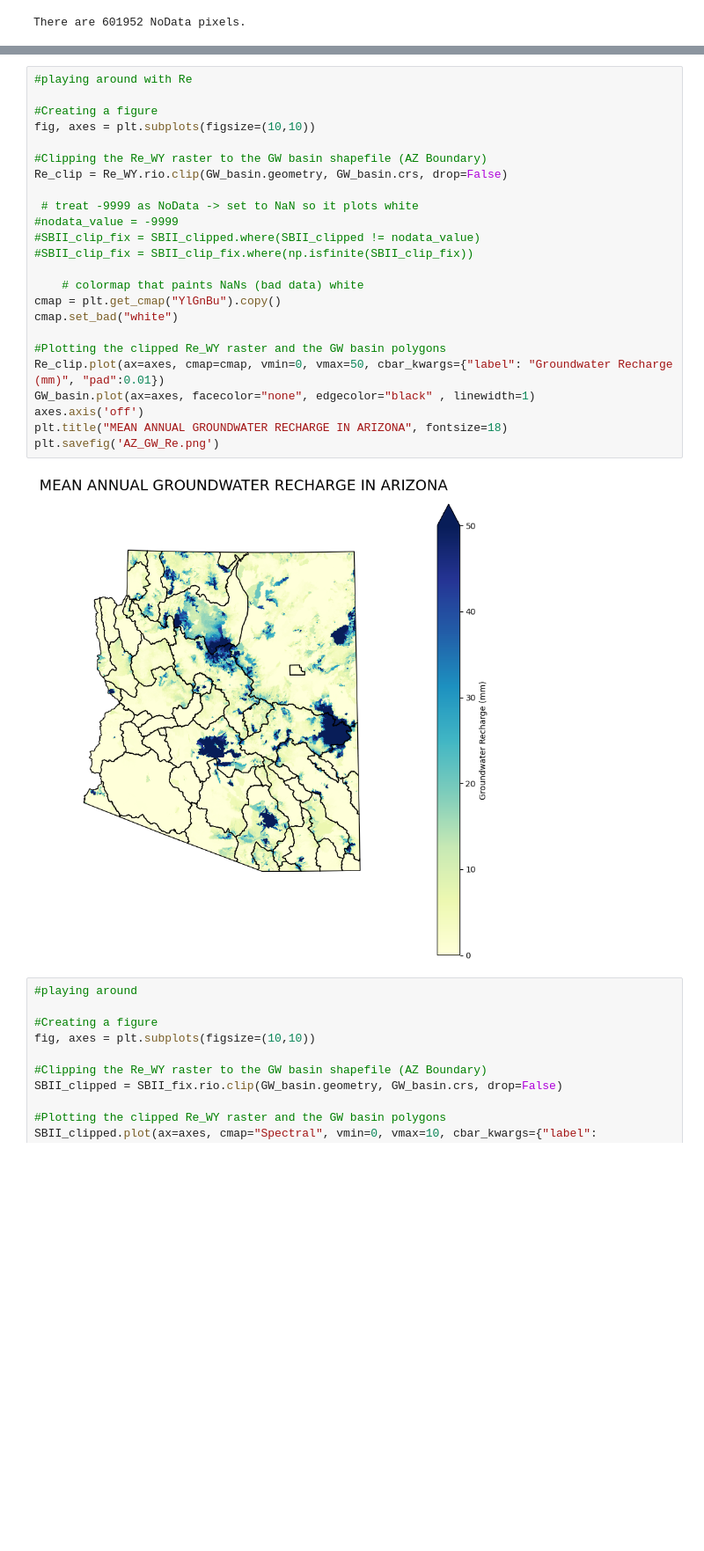
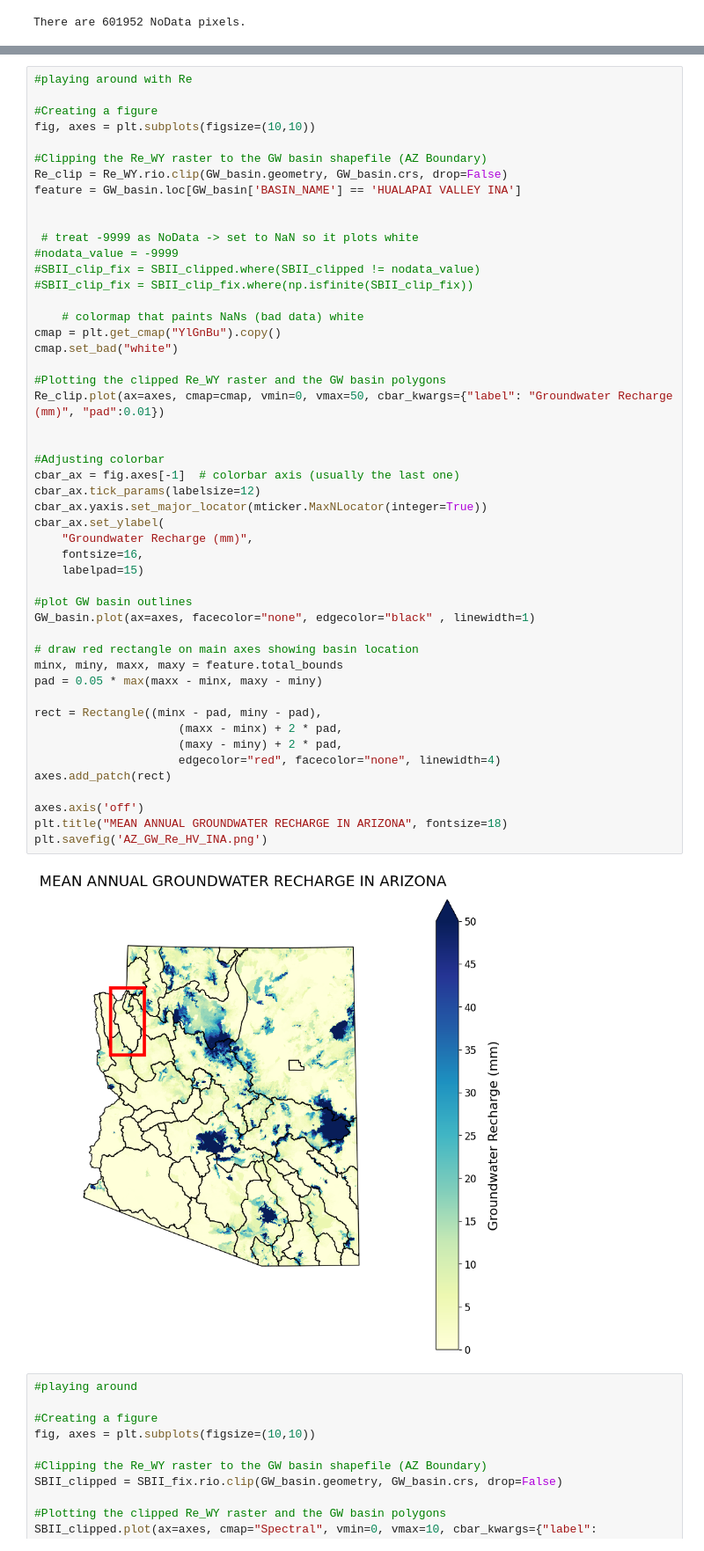
Before and after one commit to HAS-Tools-Fall25/homework_marlanahinkley, a Jupyter notebook: homework_submissions/NWM_figures/NWM_explore.ipynb, the cells around one changed output, grey strips where cells are left out. Shown at 88% size. Cells and saved outputs as stored; diff of their text form; blank space fills up the shorter version.

Commit message:
minor NWM and SBII figure adjustments

```diff
--- a/homework_submissions/NWM_figures/NWM_explore.ipynb
+++ b/homework_submissions/NWM_figures/NWM_explore.ipynb
@@ -73,29 +74,54 @@ Text(0.5, 1.0, 'Long-term Mean (1981-2020) Annual Groundwater Recharge in Arizon
 # %%
 #playing around with Re
 
 #Creating a figure
 fig, axes = plt.subplots(figsize=(10,10))
 
 #Clipping the Re_WY raster to the GW basin shapefile (AZ Boundary)
 Re_clip = Re_WY.rio.clip(GW_basin.geometry, GW_basin.crs, drop=False)
+feature = GW_basin.loc[GW_basin['BASIN_NAME'] == 'HUALAPAI VALLEY INA']
+
 
  # treat -9999 as NoData -> set to NaN so it plots white
 #nodata_value = -9999
 #SBII_clip_fix = SBII_clipped.where(SBII_clipped != nodata_value)
 #SBII_clip_fix = SBII_clip_fix.where(np.isfinite(SBII_clip_fix))
 
     # colormap that paints NaNs (bad data) white
 cmap = plt.get_cmap("YlGnBu").copy()
 cmap.set_bad("white")
 
 #Plotting the clipped Re_WY raster and the GW basin polygons
 Re_clip.plot(ax=axes, cmap=cmap, vmin=0, vmax=50, cbar_kwargs={"label": "Groundwater Recharge (mm)", "pad":0.01})
+
+
+#Adjusting colorbar
+cbar_ax = fig.axes[-1]  # colorbar axis (usually the last one)
+cbar_ax.tick_params(labelsize=12)
+cbar_ax.yaxis.set_major_locator(mticker.MaxNLocator(integer=True))
+cbar_ax.set_ylabel(
+    "Groundwater Recharge (mm)",
+    fontsize=16,
+    labelpad=15)
+
+#plot GW basin outlines
 GW_basin.plot(ax=axes, facecolor="none", edgecolor="black" , linewidth=1)
+
+# draw red rectangle on main axes showing basin location
+minx, miny, maxx, maxy = feature.total_bounds
+pad = 0.05 * max(maxx - minx, maxy - miny)
+
+rect = Rectangle((minx - pad, miny - pad),
+                     (maxx - minx) + 2 * pad,
+                     (maxy - miny) + 2 * pad,
+                     edgecolor="red", facecolor="none", linewidth=4)
+axes.add_patch(rect)
+
 axes.axis('off')
 plt.title("MEAN ANNUAL GROUNDWATER RECHARGE IN ARIZONA", fontsize=18)
-plt.savefig('AZ_GW_Re.png')
+plt.savefig('AZ_GW_Re_HV_INA.png')
 # %% [output]
-[figure, old version]
+[figure, new version]
 # %%
 #playing around
 
```
Also changed, not shown: parts of 6 cells of this notebook, 5 other files.
